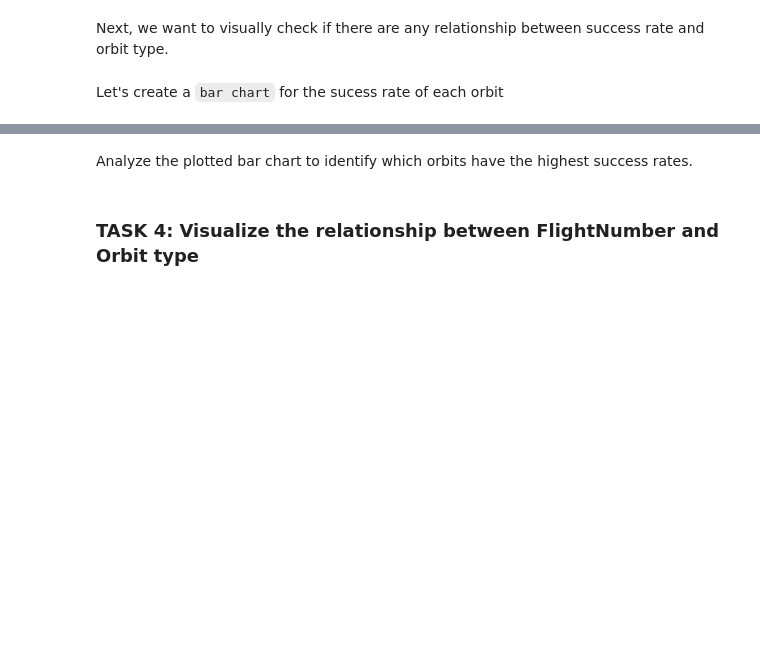
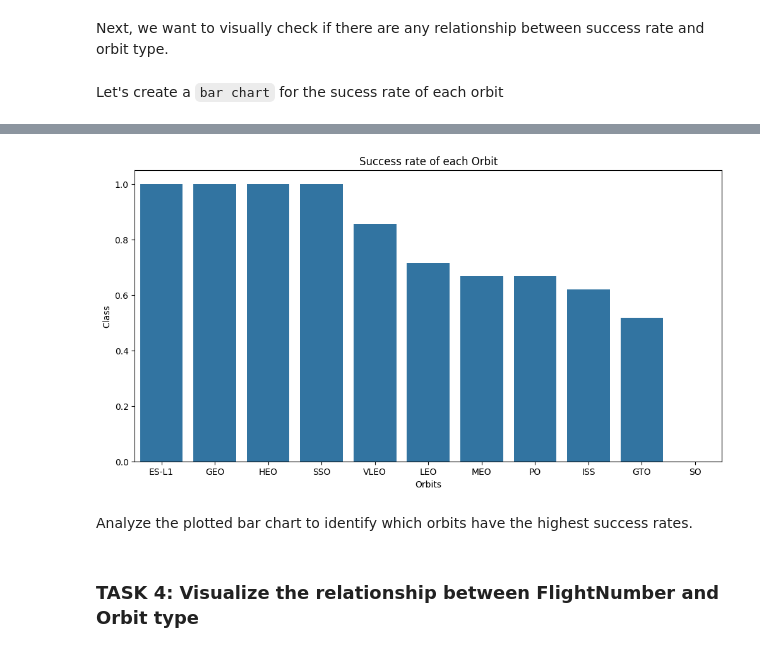
Before and after one commit to Ahmed14356/SpaceY_Project, a Jupyter notebook: 5_ EDA_data_VIZ.ipynb, the cells around one changed output, grey strips where cells are left out. Saved outputs shown, nothing was run; the diff lists cells and outputs as text; code cells hidden in the pictures; blank space fills up the shorter version.

```diff
--- a/5_ EDA_data_VIZ.ipynb
+++ b/5_ EDA_data_VIZ.ipynb
@@ -119,3 +158,13 @@ Let's create a `bar chart` for the sucess rate of each orbit
+# %%
+gr_orbits = df.groupby('Orbit')['Class'].mean().sort_values(ascending=False).reset_index()
+ax=plt.subplots(figsize=(12,6))
+ax = sns.barplot(x = 'Orbit', y = 'Class', data=gr_orbits)
+ax.set_title('Success rate of each Orbit', fontdict={'size':12})
+ax.set_ylabel('Class', fontsize = 10)
+ax.set_xlabel('Orbits', fontsize = 10)
+ax.set_xticklabels(ax.get_xticklabels(), fontsize = 10, rotation=0);
+# %% [output]
+[figure, added]
 # %% [markdown]
 Analyze the plotted bar chart to identify which orbits have the highest success rates.
 # %% [markdown]
```
Also changed, not shown: parts of 23 cells of this notebook.
